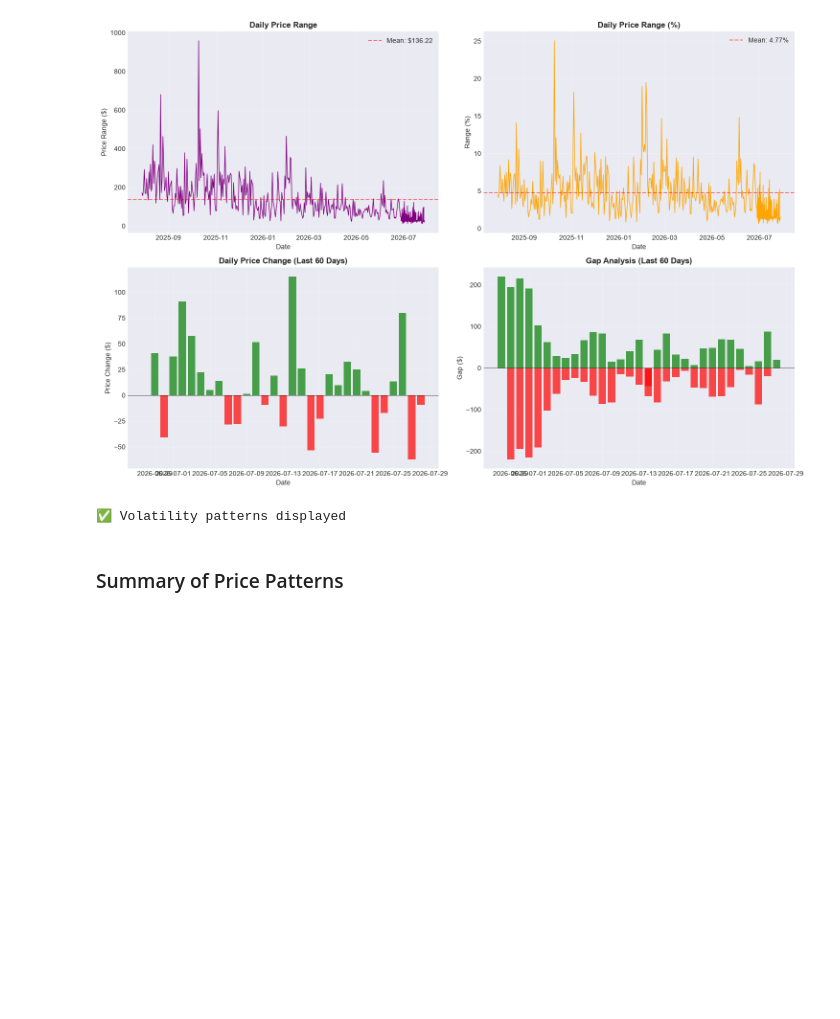
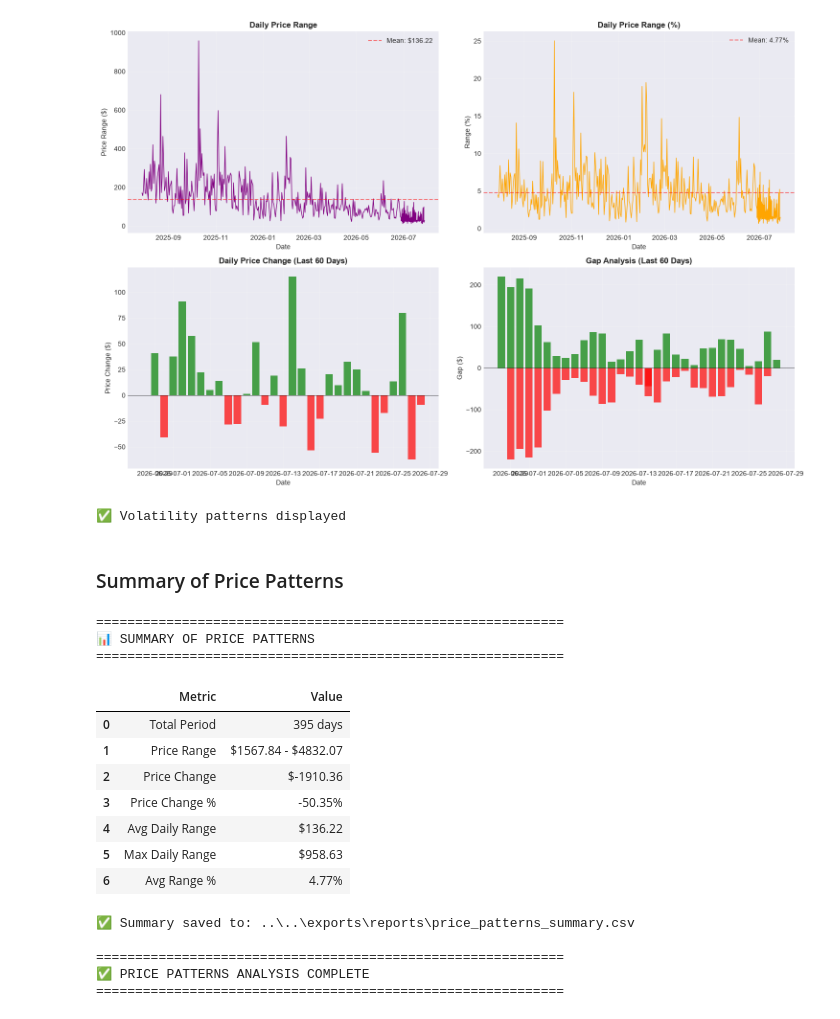
Before and after one commit to sachinchakrawarti/myprojets, a Jupyter notebook: projects/ethereum/manually/server/notebooks/ohlcv/notebooks/02_data_visualization/01_price_patterns.ipynb, the cells around one changed output. Drawn from its saved outputs; the diff is of its cells as text; code cells hidden in the pictures; blank space fills up the shorter version.

```diff
--- a/projects/ethereum/manually/server/notebooks/ohlcv/notebooks/02_data_visualization/01_price_patterns.ipynb
+++ b/projects/ethereum/manually/server/notebooks/ohlcv/notebooks/02_data_visualization/01_price_patterns.ipynb
@@ -447,3 +447,62 @@ print("\n✅ Volatility patterns displayed")
 ✅ Volatility patterns displayed
 # %% [markdown]
 ### Summary of Price Patterns
+# %%
+# ====================================================================
+# 📊 SUMMARY OF PRICE PATTERNS
+# ====================================================================
+
+print("=" * 60)
+print("📊 SUMMARY OF PRICE PATTERNS")
+print("=" * 60)
+
+# Create summary statistics
+summary_data = []
+
+# Price ranges
+summary_data.append(['Metric', 'Value'])
+summary_data.append(['Total Period', f"{len(df):,} days"])
+summary_data.append(['Price Range', f"${df['close'].min():.2f} - ${df['close'].max():.2f}"])
+summary_data.append(['Price Change', f"${df['close'].iloc[-1] - df['close'].iloc[0]:.2f}"])
+summary_data.append(['Price Change %', f"{((df['close'].iloc[-1] / df['close'].iloc[0] - 1) * 100):.2f}%"])
+
+if 'range' in df.columns:
+    summary_data.append(['Avg Daily Range', f"${df['range'].mean():.2f}"])
+    summary_data.append(['Max Daily Range', f"${df['range'].max():.2f}"])
+
+if 'range_pct' in df.columns:
+    summary_data.append(['Avg Range %', f"{df['range_pct'].mean():.2f}%"])
+
+# Create and display DataFrame
+summary_df = pd.DataFrame(summary_data[1:], columns=summary_data[0])
+display(summary_df)
+
+# Save to CSV
+try:
+    exports_dir = Path('../../exports/reports')
+    exports_dir.mkdir(parents=True, exist_ok=True)
+    summary_df.to_csv(exports_dir / 'price_patterns_summary.csv', index=False)
+    print(f"\n✅ Summary saved to: {exports_dir / 'price_patterns_summary.csv'}")
+except Exception as e:
+    print(f"\n⚠️ Could not save: {e}")
+
+print("\n" + "=" * 60)
+print("✅ PRICE PATTERNS ANALYSIS COMPLETE")
+print("=" * 60)
+# %% [output]
+============================================================
+📊 SUMMARY OF PRICE PATTERNS
+============================================================
+|  | Metric | Value |
+| 0 | Total Period | 395 days |
+| 1 | Price Range | $1567.84 - $4832.07 |
+| 2 | Price Change | $-1910.36 |
+| 3 | Price Change % | -50.35% |
+| 4 | Avg Daily Range | $136.22 |
+| 5 | Max Daily Range | $958.63 |
+| 6 | Avg Range % | 4.77% |
+✅ Summary saved to: ..\..\exports\reports\price_patterns_summary.csv
+
+============================================================
+✅ PRICE PATTERNS ANALYSIS COMPLETE
+============================================================
```
Also changed, not shown: 3 other files.
